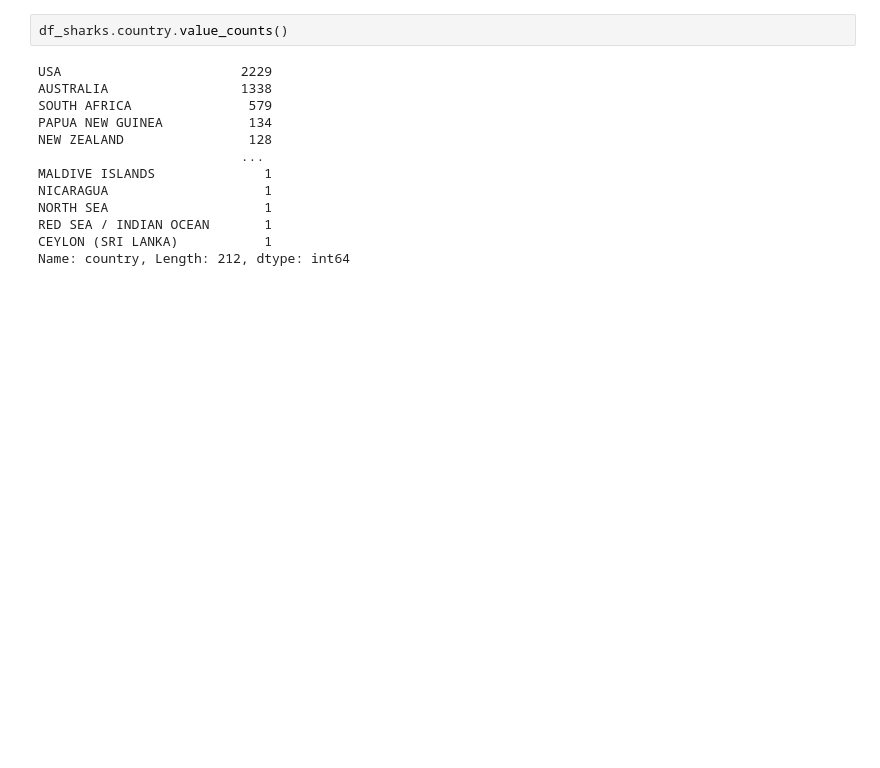
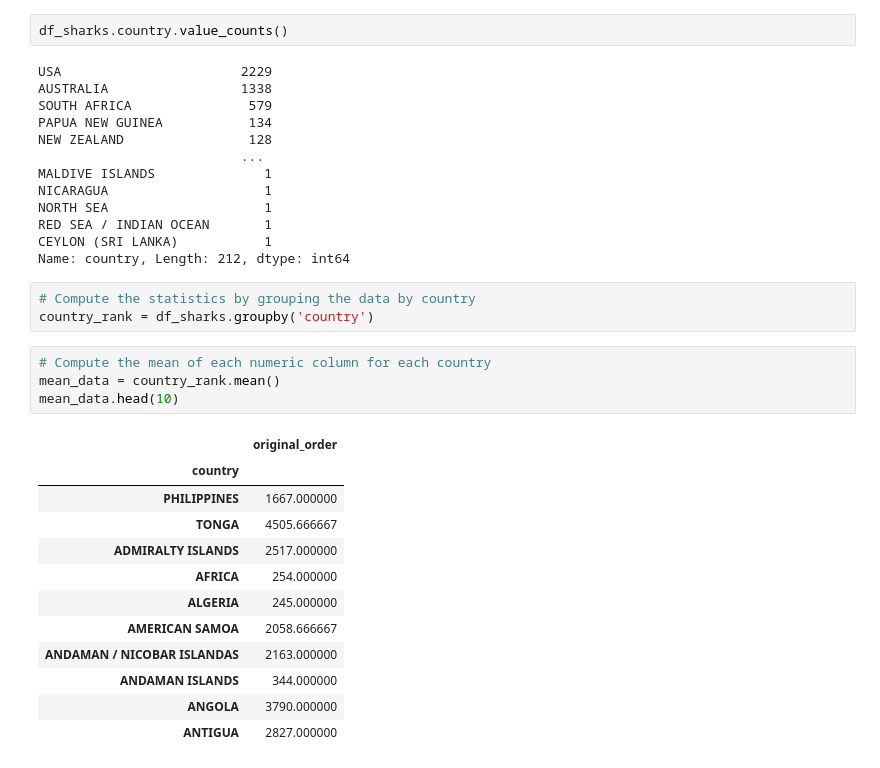
Before and after one commit to monicaclaros/Pandas_MKCC, a Jupyter notebook: Pandas_Safaera.ipynb, the cells around one changed output. Saved outputs shown, nothing was run; the diff lists cells and outputs as text; blank space fills up the shorter version.

```diff
--- a/Pandas_Safaera.ipynb
+++ b/Pandas_Safaera.ipynb
@@ -327,3 +327,23 @@ NORTH SEA                    1
 RED SEA / INDIAN OCEAN       1
 CEYLON (SRI LANKA)           1
 Name: country, Length: 212, dtype: int64
+# %%
+# Compute the statistics by grouping the data by country
+country_rank = df_sharks.groupby('country')
+# %%
+# Compute the mean of each numeric column for each country
+mean_data = country_rank.mean()
+mean_data.head(10)
+# %% [output]
+|  | original_order |
+| country |  |
+| PHILIPPINES | 1667.000000 |
+| TONGA | 4505.666667 |
+| ADMIRALTY ISLANDS | 2517.000000 |
+| AFRICA | 254.000000 |
+| ALGERIA | 245.000000 |
+| AMERICAN SAMOA | 2058.666667 |
+| ANDAMAN / NICOBAR ISLANDAS | 2163.000000 |
+| ANDAMAN ISLANDS | 344.000000 |
+| ANGOLA | 3790.000000 |
+| ANTIGUA | 2827.000000 |
```
Also changed, not shown: parts of 3 cells of this notebook, 1 other file.
